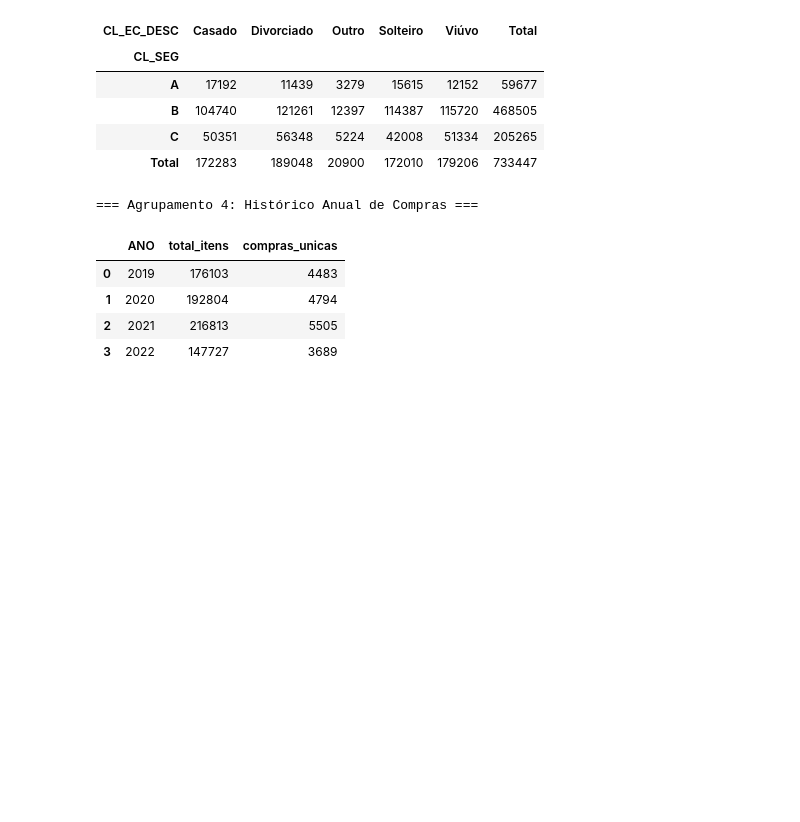
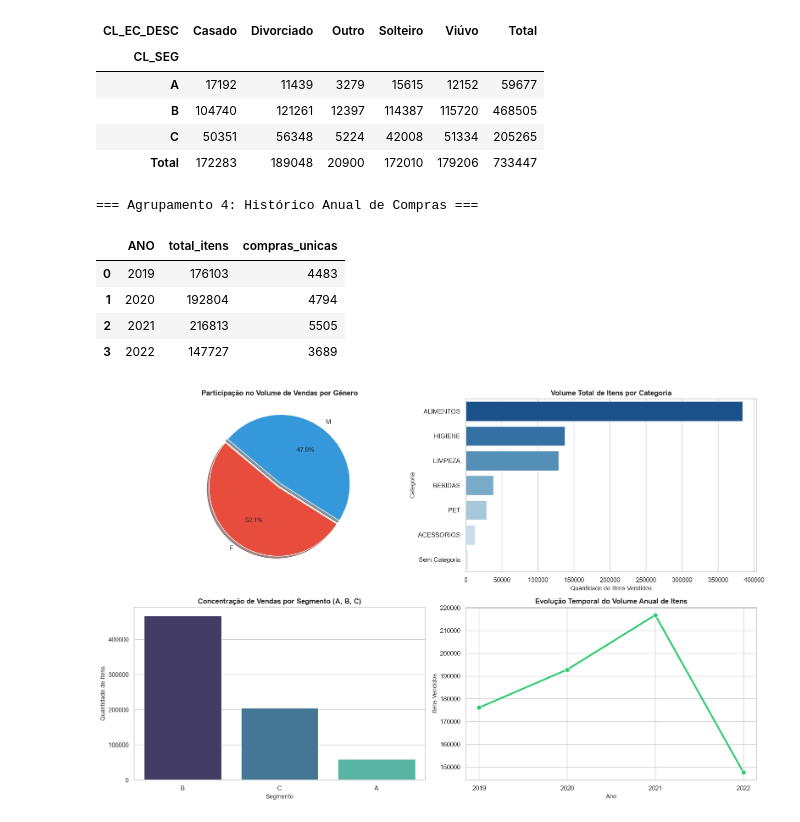
Before and after one commit to LucasBorbaDS/MiniProjeto_LucasRicardoBorba_Analise_De_Dados_T9, a Jupyter notebook: miniprojeto_analise.ipynb, the cells around one changed output. Cells and saved outputs as stored; diff of their text form; code cells hidden in the pictures; blank space fills up the shorter version.

```diff
--- a/miniprojeto_analise.ipynb
+++ b/miniprojeto_analise.ipynb
@@ -551,3 +551,37 @@ display(vendas_anuais)
 | 1 | 2020 | 192804 | 4794 |
 | 2 | 2021 | 216813 | 5505 |
 | 3 | 2022 | 147727 | 3689 |
+# %%
+# Gráficos Analíticos Integrados dos Agrupamentos
+fig, axes = plt.subplots(2, 2, figsize=(16, 10))
+
+# 1. Share de Itens por Gênero
+cores_gen = ['#e74c3c', '#3498db']
+axes[0, 0].pie(agrup_genero['total_itens'], labels=agrup_genero['CL_GENERO'], autopct='%1.1f%%',
+               colors=cores_gen, startangle=140, explode=(0.03, 0.03), shadow=True)
+axes[0, 0].set_title("Participação no Volume de Vendas por Gênero", fontsize=12, fontweight='bold')
+
+# 2. Top Categorias de Produto
+sns.barplot(data=agrup_categoria, x='total_itens', y='PR_CAT', hue='PR_CAT', palette='Blues_r', legend=False, ax=axes[0, 1])
+axes[0, 1].set_title("Volume Total de Itens por Categoria", fontsize=12, fontweight='bold')
+axes[0, 1].set_xlabel("Quantidade de Itens Vendidos", fontsize=10)
+axes[0, 1].set_ylabel("Categoria", fontsize=10)
+
+# 3. Distribuição por Segmento de Cliente
+seg_counts = df['CL_SEG'].value_counts()
+sns.barplot(x=seg_counts.index, y=seg_counts.values, hue=seg_counts.index, palette='mako', legend=False, ax=axes[1, 0])
+axes[1, 0].set_title("Concentração de Vendas por Segmento (A, B, C)", fontsize=12, fontweight='bold')
+axes[1, 0].set_xlabel("Segmento", fontsize=10)
+axes[1, 0].set_ylabel("Quantidade de Itens", fontsize=10)
+
+# 4. Tendência Temporal Anual
+sns.lineplot(data=vendas_anuais, x='ANO', y='total_itens', marker='o', color='#2ecc71', lw=3, markersize=8, ax=axes[1, 1])
+axes[1, 1].set_title("Evolução Temporal do Volume Anual de Itens", fontsize=12, fontweight='bold')
+axes[1, 1].set_xlabel("Ano", fontsize=10)
+axes[1, 1].set_ylabel("Itens Vendidos", fontsize=10)
+axes[1, 1].set_xticks(vendas_anuais['ANO'])
+
+plt.tight_layout()
+plt.show()
+# %% [output]
+[figure, added]
```
